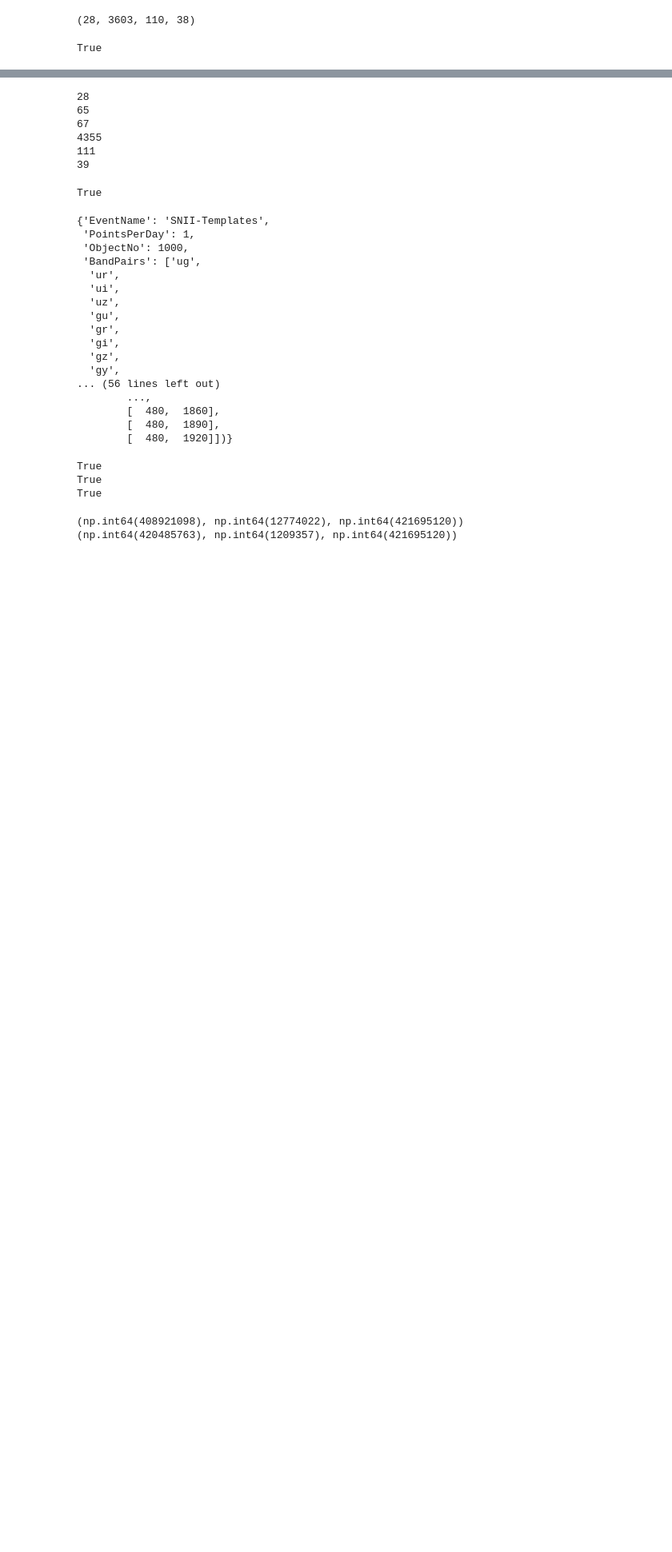
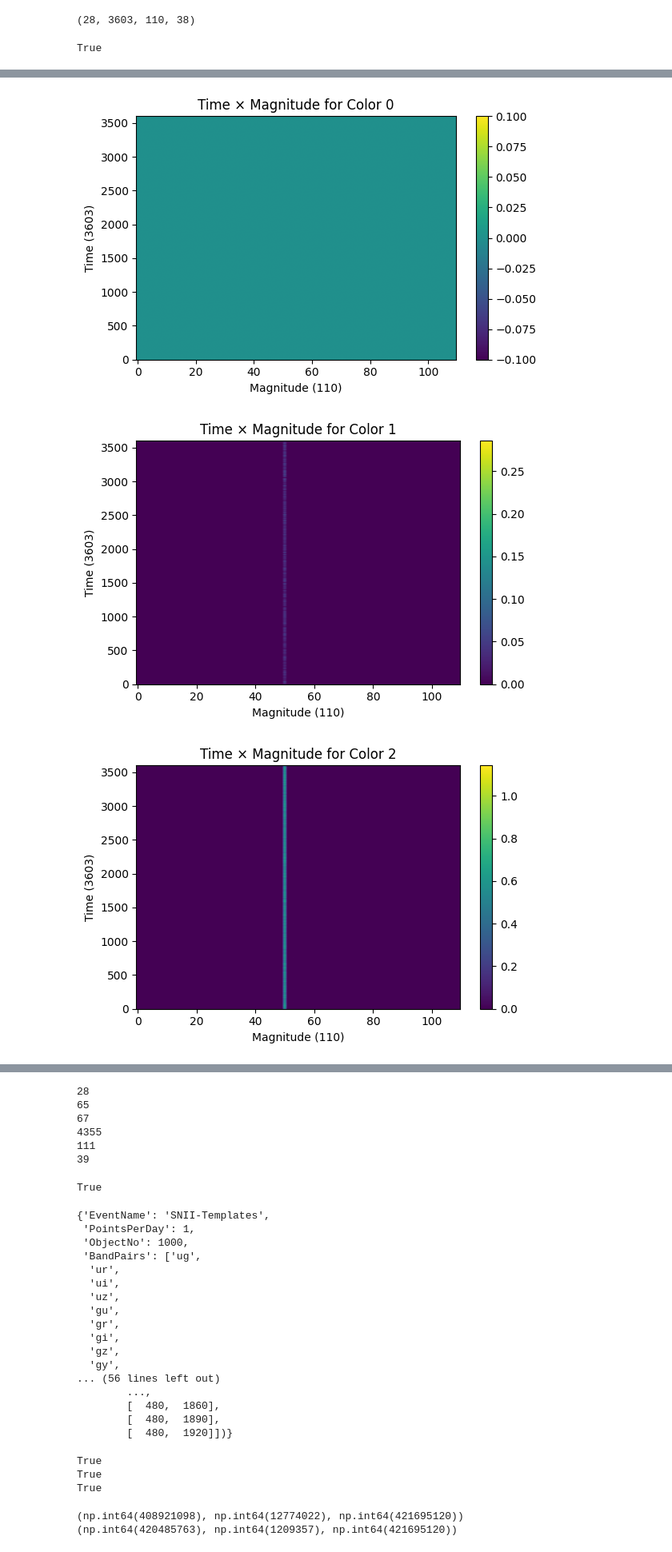
Before and after one commit to Rachel-0420/Cross-Entropy-Fast-Transient, a Jupyter notebook: cross_entropy_btw_supernovae.ipynb, the cells around one changed output, grey strips where cells are left out. Shown at 80% size. Cells and saved outputs as stored; diff of their text form; code cells hidden in the pictures; blank space fills up the shorter version.

```diff
--- a/cross_entropy_btw_supernovae.ipynb
+++ b/cross_entropy_btw_supernovae.ipynb
@@ -66,0 +89,16 @@ True
+# %%
+proj = Data1.mean(axis=0)   # collapse band pairs → (3603, 110, 38)
+
+for d in range(38):
+    plt.figure(figsize=(6,4))
+    plt.imshow(proj[:, :, d], aspect='auto', origin='lower')
+    plt.colorbar()
+    plt.title(f"Time × Magnitude for Color {d}")
+    plt.xlabel("Magnitude (110)")
+    plt.ylabel("Time (3603)")
+    plt.tight_layout()
+    plt.show()
+# %% [output]
+[figure, added]
+[figure, added]
+[figure, added]
```
Also changed, not shown: parts of 19 cells of this notebook.
